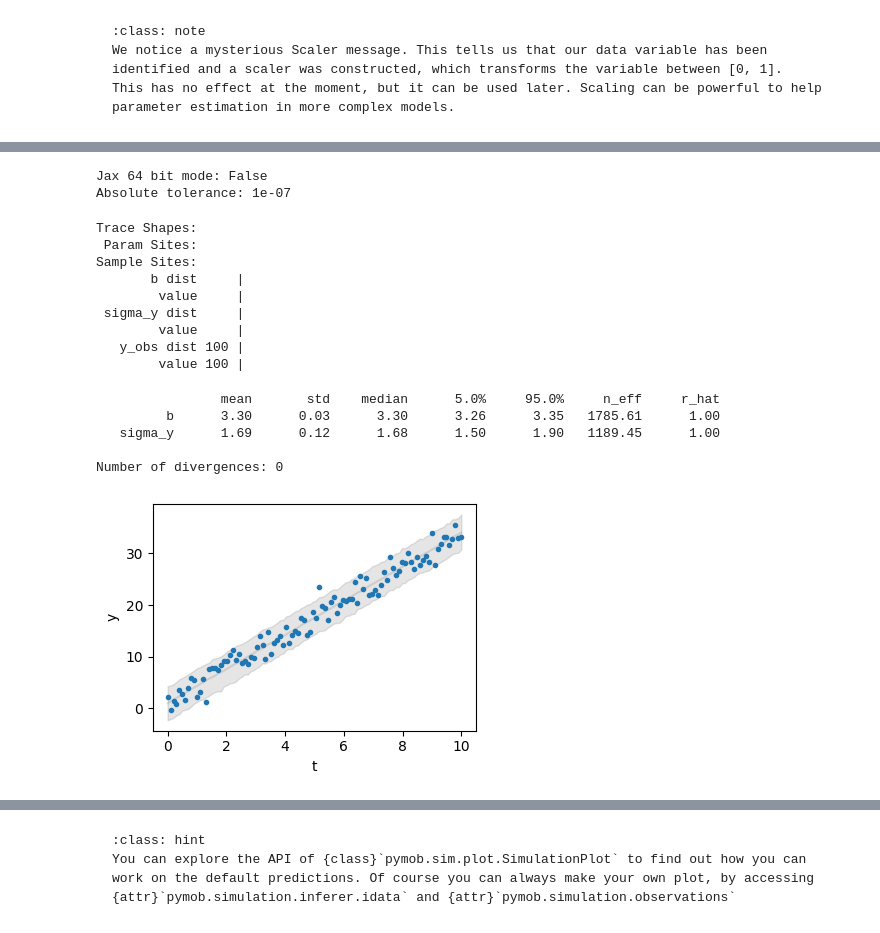
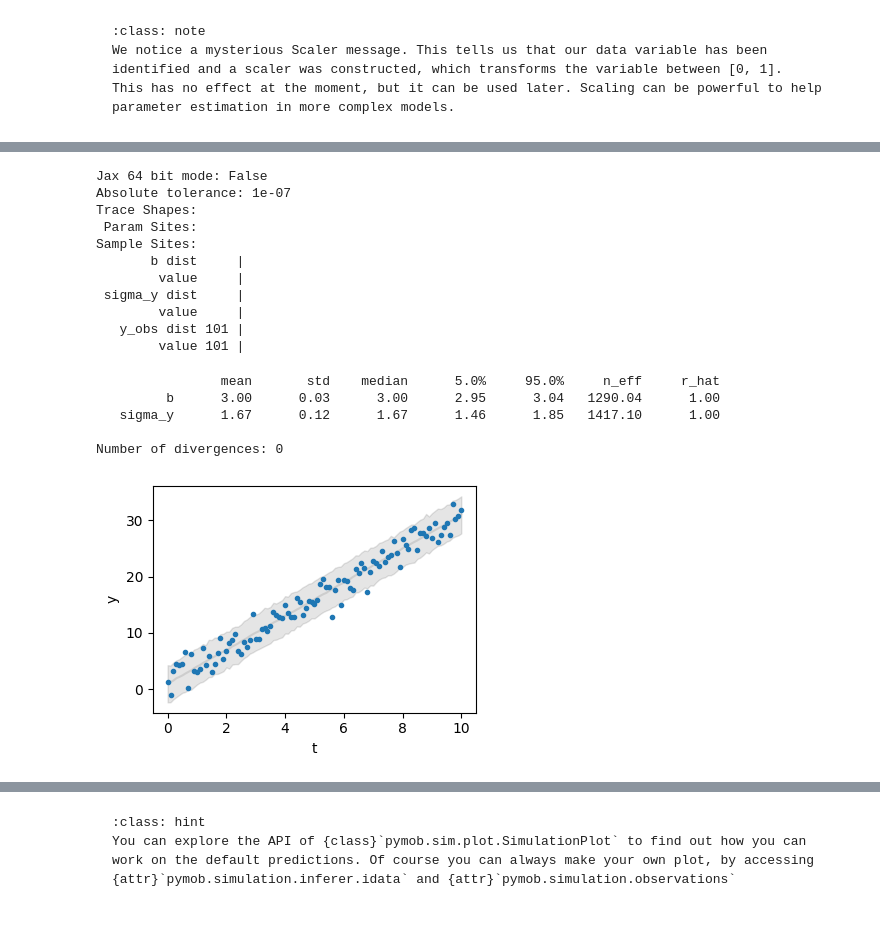
Before and after one commit to flo-schu/pymob, a Jupyter notebook: docs/source/user_guide/superquickstart.ipynb, the cells around one changed output, grey strips where cells are left out. Drawn from its saved outputs; the diff is of its cells as text; code cells hidden in the pictures.

```diff
--- a/docs/source/user_guide/superquickstart.ipynb
+++ b/docs/source/user_guide/superquickstart.ipynb
@@ -61,8 +72,9 @@ In your application later, you would use your measuered experimental data.
 # %%
 # Parameter for the artificial data generation
-slope = np.random.uniform(2.0, 4.0)
+rng = np.random.default_rng(seed=1)  # for reproducibility
+slope = rng.uniform(2,4)
 intercept = 1.0
-num_points = 100
+num_points = 101
 noise_level = 1.7
 
 # generating time values
@@ -106,9 +116,13 @@ You can specified it via `sim.config.simulation.x_dimension`.
 # Initialize the Simulation object
 sim = SimulationBase()
 
+# configurate the case study
+sim.config.case_study.name = "superquickstart"
+sim.config.case_study.scenario = "linreg"
+
 # Define the linear regression model
 def linreg(x, a, b):
-    return a + x * b
+    return a + b * x
 
 # Add the model to the simulation
 sim.model = linreg
@@ -118,4 +132,7 @@ sim.observations = data_obs
 
 # Defining a solver
 sim.solver = solve_analytic_1d
+
+# Take a look at the layut of the data
+sim.config.data_structure
 # %% [output]
@@ -142,15 +154,9 @@ The returned dataset (`evaluator.results`) has the exact same shape as our obser
 # %%
 # Parameterizing the model
-sim.config.model_parameters.a = Param(value=1, free=False)
-sim.config.model_parameters.b = Param(value=3, free=True)
+sim.config.model_parameters.a = Param(value=1.0, free=False)
+sim.config.model_parameters.b = Param(value=3.0, free=True)
 # this makes sure the model parameters are available to the model.
 sim.model_parameters["parameters"] = sim.config.model_parameters.value_dict
 
-# put everything in place for running the simulation
-sim.dispatch_constructor()
-
-# run
-evaluator = sim.dispatch(theta={"b":3})
-evaluator()
-evaluator.results
+sim.model_parameters["parameters"]
 # %% [output]
@@ -183,36 +214,35 @@ $$y_{obs} \sim Normal (y, \sigma_y)$$
 # %%
 sim.config.model_parameters.sigma_y = Param(free=True , prior="lognorm(scale=1,s=1)", min=0, max=1)
 sim.config.model_parameters.b.prior = "lognorm(scale=1,s=1)"
-sim.config.model_parameters.b.min = -5
-sim.config.model_parameters.b.max = 5
 
 sim.config.error_model.y = "normal(loc=y,scale=sigma_y)"
 
 
 sim.set_inferer("numpyro")
 sim.inferer.config.inference_numpyro.kernel = "nuts"
 sim.inferer.run()
 
+# you can access the posterior distrubution by:
 sim.inferer.idata.posterior
 
 # Plot the results
 sim.config.simulation.x_dimension = "t"
 sim.posterior_predictive_checks(pred_hdi_style={"alpha": 0.1})
 # %% [output]
 Jax 64 bit mode: False
 Absolute tolerance: 1e-07
+Trace Shapes:
+ Param Sites:
+Sample Sites:
+       b dist     |
+        value     |
+ sigma_y dist     |
+        value     |
+   y_obs dist 101 |
+        value 101 |
-Trace Shapes:
- Param Sites:
-Sample Sites:
-       b dist     |
-        value     |
- sigma_y dist     |
-        value     |
-   y_obs dist 100 |
-        value 100 |
+                mean       std    median      5.0%     95.0%     n_eff     r_hat
+         b      3.00      0.03      3.00      2.95      3.04   1290.04      1.00
+   sigma_y      1.67      0.12      1.67      1.46      1.85   1417.10      1.00
+
+Number of divergences: 0
-                mean       std    median      5.0%     95.0%     n_eff     r_hat
-         b      3.30      0.03      3.30      3.26      3.35   1785.61      1.00
-   sigma_y      1.69      0.12      1.68      1.50      1.90   1189.45      1.00
-
-Number of divergences: 0
-[figure, old version]
+[figure, new version]
```
Also changed, not shown: parts of 32 cells of this notebook, 3 other files.
